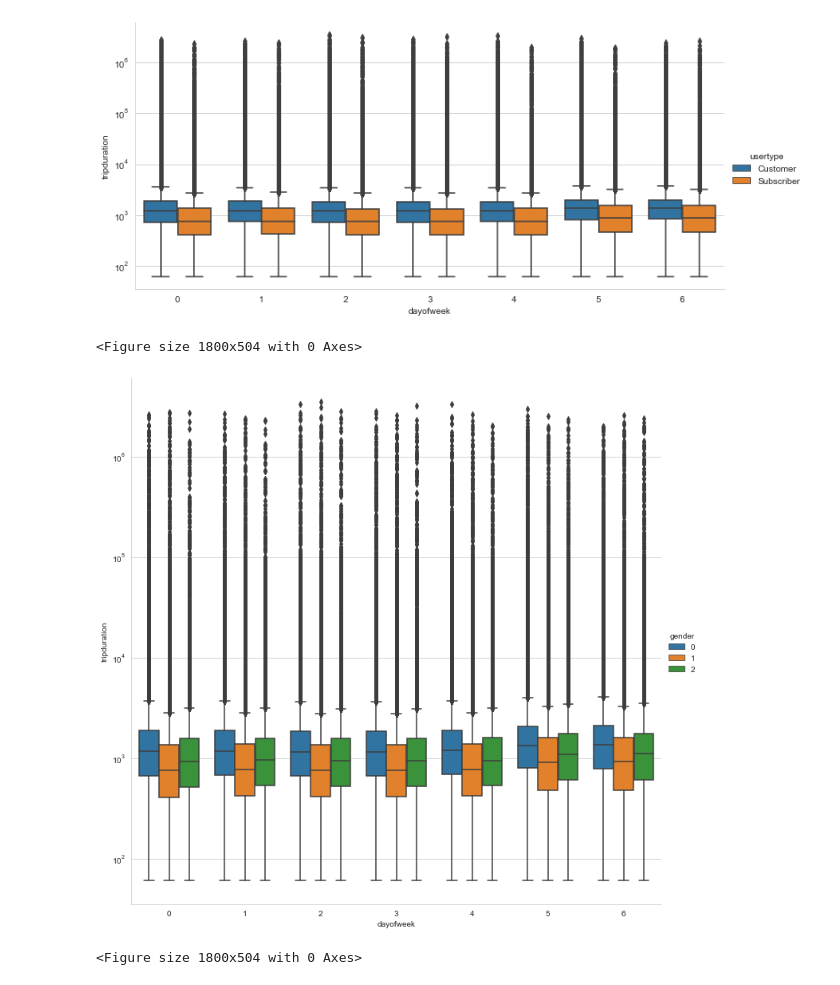
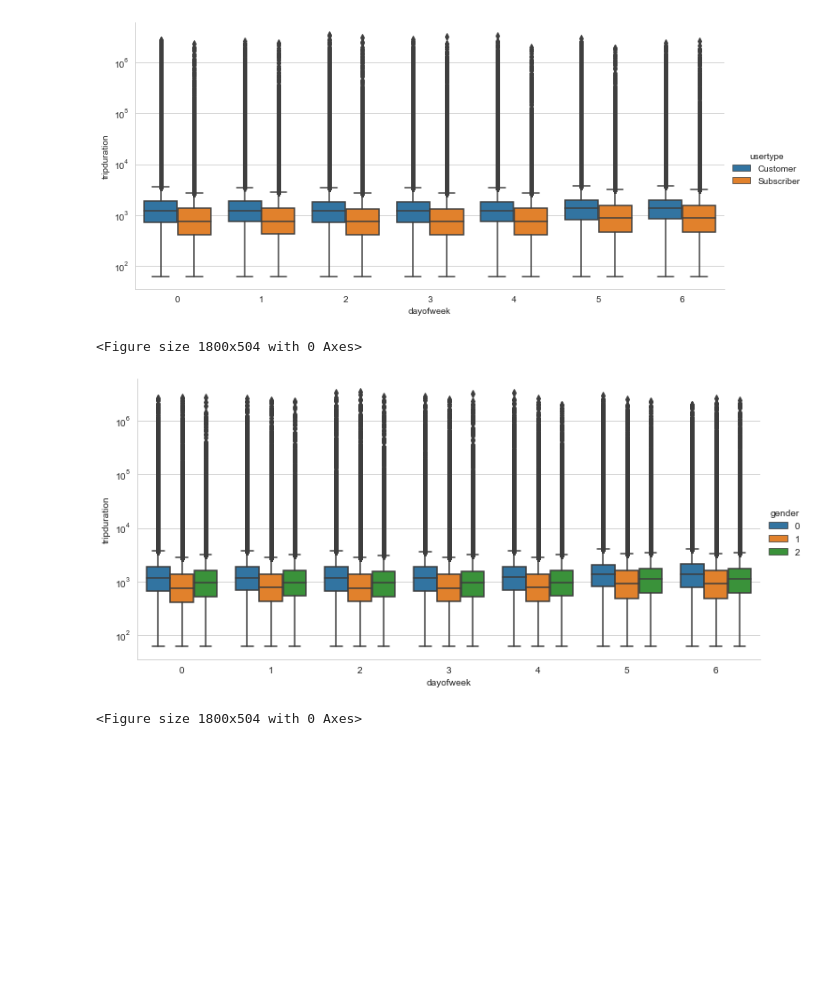
Before and after one commit to Aete/DAND_data_visualization, a Jupyter notebook: exploration.ipynb, the cells around one changed output. Drawn from its saved outputs; the diff is of its cells as text; code cells hidden in the pictures; blank space fills up the shorter version.

```diff
--- a/exploration.ipynb
+++ b/exploration.ipynb
@@ -697,11 +716,11 @@ plt.yscale('log');
 # %%
 plt.figure(figsize=(25,7))
 sns.catplot(x="dayofweek", y="tripduration", hue="gender",
-            kind="box", height=5,aspect=2 data=df_bike);
+            kind="box", height=5,aspect=2, data=df_bike);
 plt.yscale('log');
 # %% [output]
 <Figure size 1800x504 with 0 Axes>
-[figure, old version]
+[figure, new version]
 # %%
 plt.figure(figsize=(25,7))
 sns.catplot(x="starthour", y="tripduration", hue="usertype",
```
Also changed, not shown: parts of 3 cells of this notebook, 4 other files.
